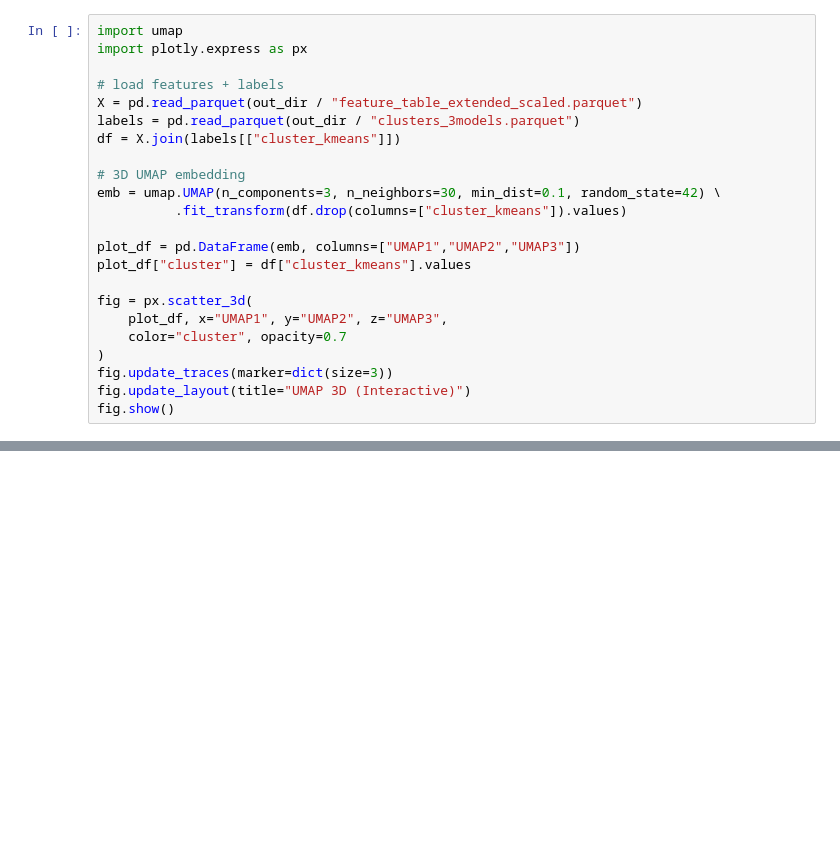
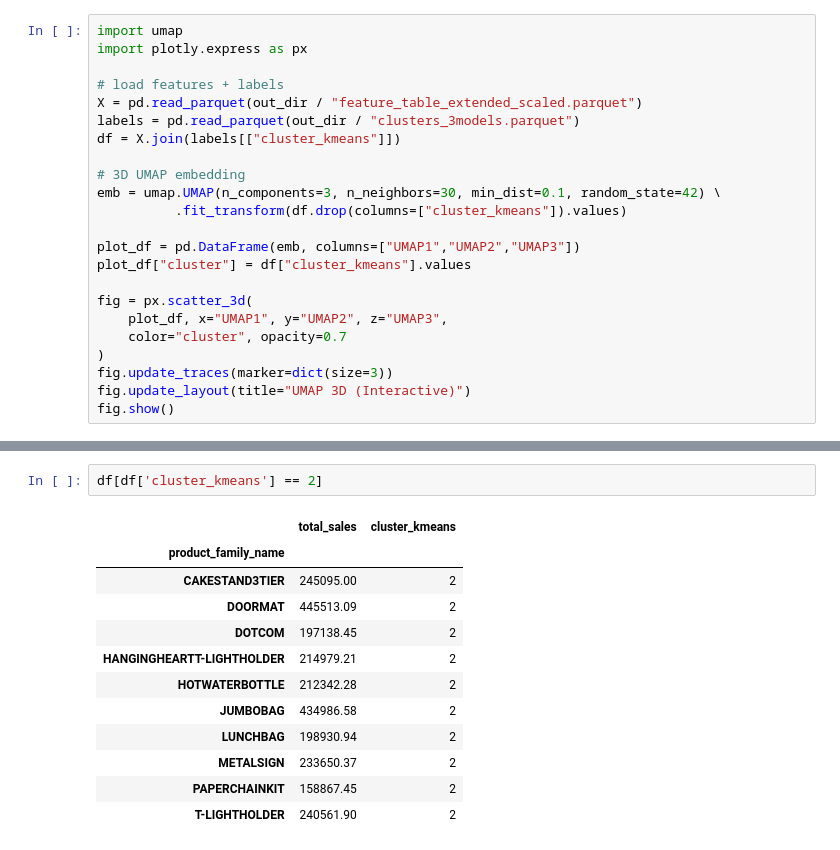
Before and after one commit to CserYe03na/Online_Retail_Forecasting, a Jupyter notebook: cluster_analysis.ipynb, the cells around one changed output, grey strips where cells are left out. Drawn from its saved outputs; the diff is of its cells as text; blank space fills up the shorter version.

```diff
--- a/cluster_analysis.ipynb
+++ b/cluster_analysis.ipynb
@@ -1156,0 +1210,15 @@ fig.show()
+# %%
+df[df['cluster_kmeans'] == 2]
+# %% [output]
+|  | total_sales | cluster_kmeans |
+| product_family_name |  |  |
+| CAKESTAND3TIER | 245095.00 | 2 |
+| DOORMAT | 445513.09 | 2 |
+| DOTCOM | 197138.45 | 2 |
+| HANGINGHEARTT-LIGHTHOLDER | 214979.21 | 2 |
+| HOTWATERBOTTLE | 212342.28 | 2 |
+| JUMBOBAG | 434986.58 | 2 |
+| LUNCHBAG | 198930.94 | 2 |
+| METALSIGN | 233650.37 | 2 |
+| PAPERCHAINKIT | 158867.45 | 2 |
+| T-LIGHTHOLDER | 240561.90 | 2 |
```
Also changed, not shown: parts of 4 cells of this notebook, 1 other file.
